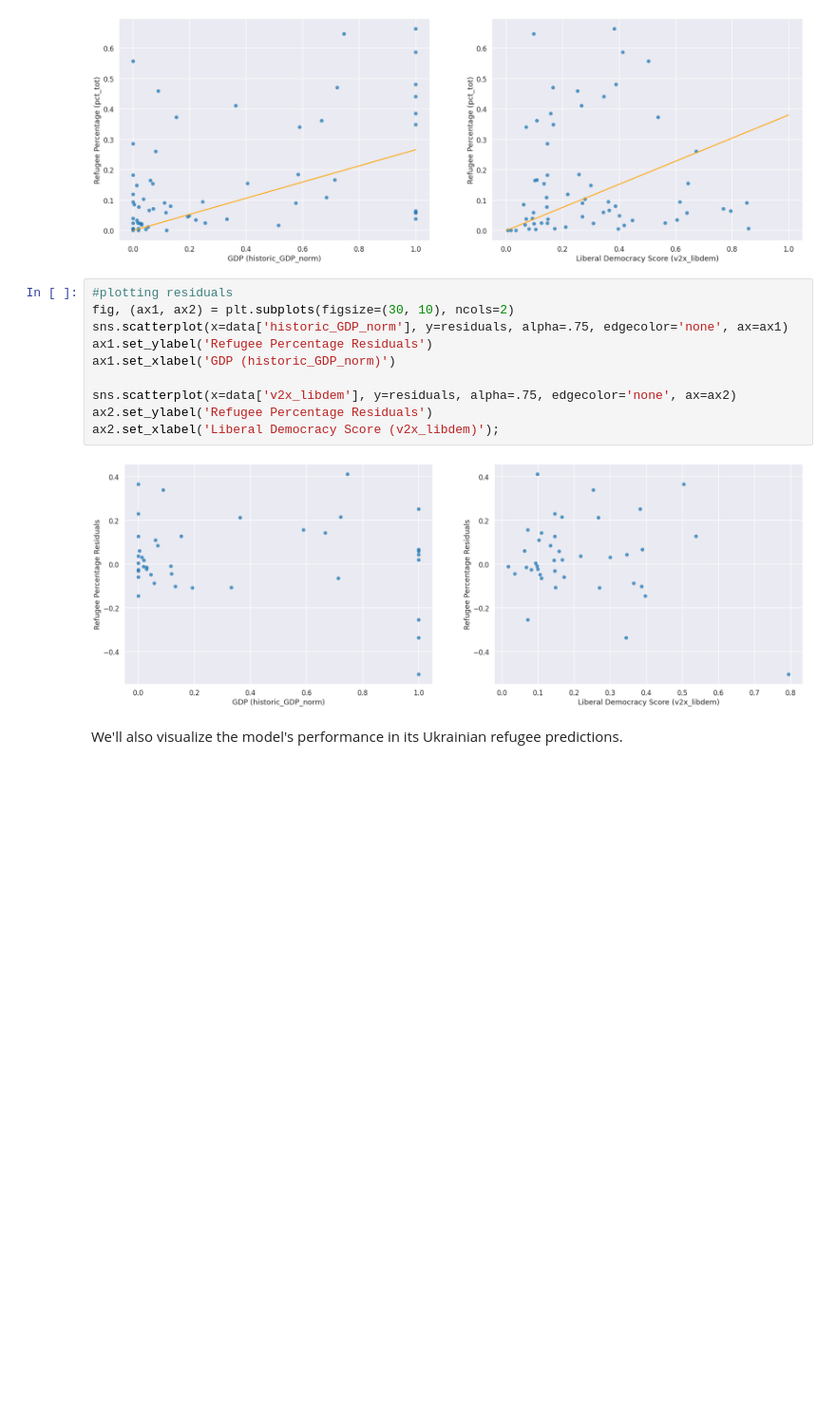
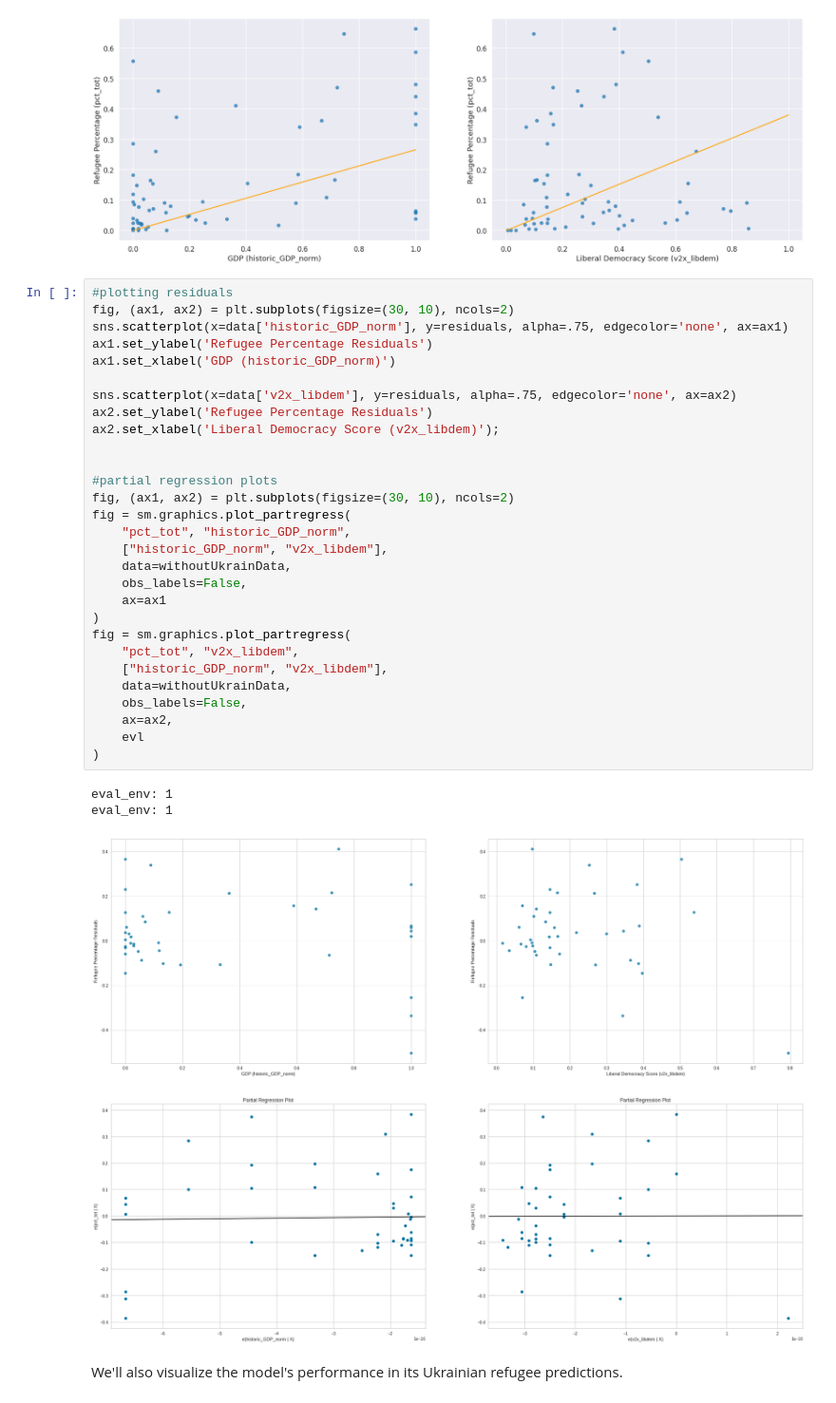
Before and after one commit to jataware/refugee_modeling, a Jupyter notebook: Refugee-Attraction-Model.ipynb, the cells around one changed output. Shown: that part at 95% size. Saved outputs shown, nothing was run; the diff lists cells and outputs as text; blank space fills up the shorter version.

Commit message:
added partial regression plots

```diff
--- a/Refugee-Attraction-Model.ipynb
+++ b/Refugee-Attraction-Model.ipynb
@@ -287,18 +287,40 @@ ax2.set_ylabel('Refugee Percentage (pct_tot)')
 ax2.set_xlabel('Liberal Democracy Score (v2x_libdem)');
 # %% [output]
 [figure]
-# %%
-#plotting residuals
-fig, (ax1, ax2) = plt.subplots(figsize=(30, 10), ncols=2)
-sns.scatterplot(x=data['historic_GDP_norm'], y=residuals, alpha=.75, edgecolor='none', ax=ax1)
-ax1.set_ylabel('Refugee Percentage Residuals')
-ax1.set_xlabel('GDP (historic_GDP_norm)')
-
-sns.scatterplot(x=data['v2x_libdem'], y=residuals, alpha=.75, edgecolor='none', ax=ax2)
-ax2.set_ylabel('Refugee Percentage Residuals')
-ax2.set_xlabel('Liberal Democracy Score (v2x_libdem)');
-# %% [output]
-[figure, removed]
+# %%
+#plotting residuals
+fig, (ax1, ax2) = plt.subplots(figsize=(30, 10), ncols=2)
+sns.scatterplot(x=data['historic_GDP_norm'], y=residuals, alpha=.75, edgecolor='none', ax=ax1)
+ax1.set_ylabel('Refugee Percentage Residuals')
+ax1.set_xlabel('GDP (historic_GDP_norm)')
+
+sns.scatterplot(x=data['v2x_libdem'], y=residuals, alpha=.75, edgecolor='none', ax=ax2)
+ax2.set_ylabel('Refugee Percentage Residuals')
+ax2.set_xlabel('Liberal Democracy Score (v2x_libdem)');
+
+
+#partial regression plots
+fig, (ax1, ax2) = plt.subplots(figsize=(30, 10), ncols=2)
+fig = sm.graphics.plot_partregress(
+    "pct_tot", "historic_GDP_norm",
+    ["historic_GDP_norm", "v2x_libdem"],
+    data=withoutUkrainData,
+    obs_labels=False,
+    ax=ax1
+)
+fig = sm.graphics.plot_partregress(
+    "pct_tot", "v2x_libdem",
+    ["historic_GDP_norm", "v2x_libdem"],
+    data=withoutUkrainData,
+    obs_labels=False,
+    ax=ax2,
+    evl
+)
+# %% [output]
+eval_env: 1
+eval_env: 1
+[figure, added]
+[figure, added]
 # %% [markdown]
 We'll also visualize the model's performance in its Ukrainian refugee predictions.
 # %%
```
Also changed, not shown: parts of 2 cells of this notebook.
